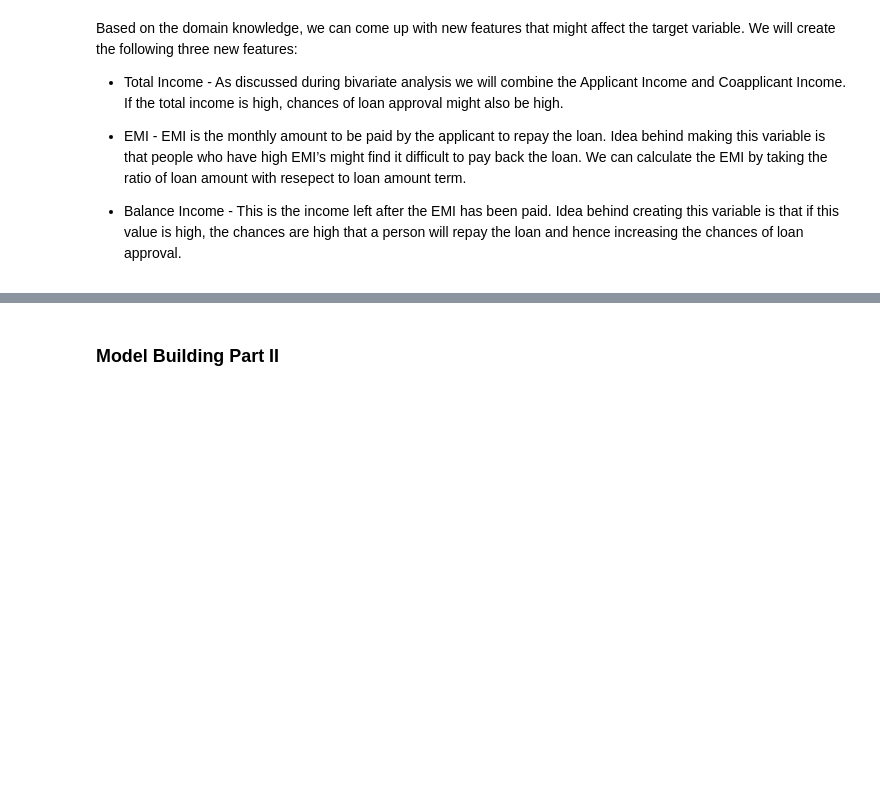
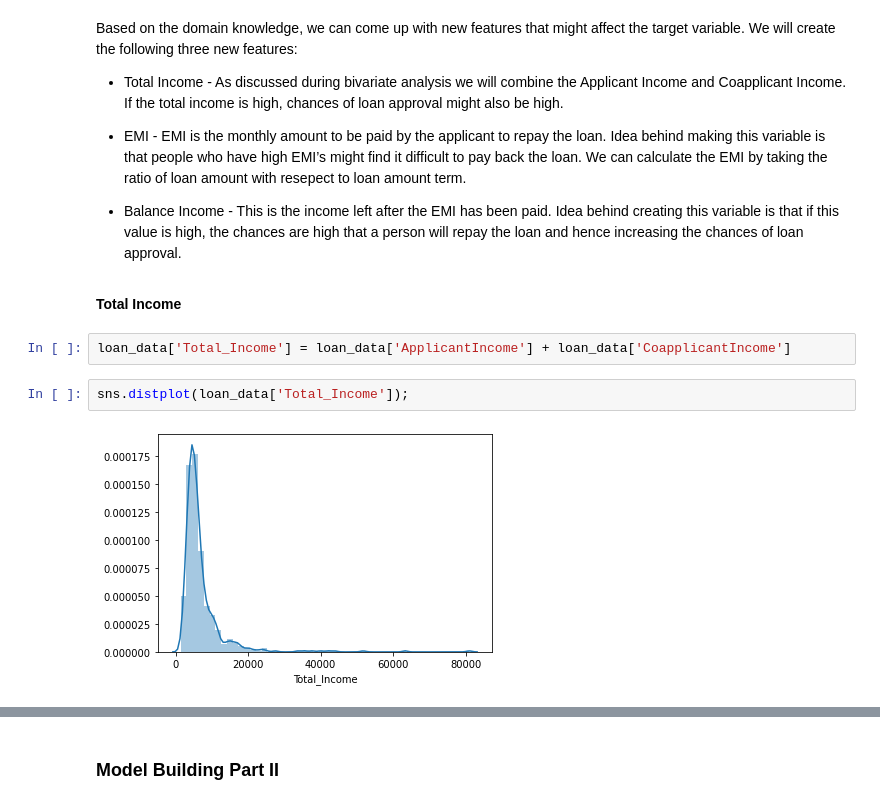
Before and after one commit to nsbisht/S2_Project_AoML_Comparative_Study_of_ML_Classification_Algorithms, a Jupyter notebook: Loan_Prediction/LP.ipynb, the cells around one changed output, grey strips where cells are left out. Saved outputs shown, nothing was run; the diff lists cells and outputs as text; blank space fills up the shorter version.

```diff
--- a/Loan_Prediction/LP.ipynb
+++ b/Loan_Prediction/LP.ipynb
@@ -449,3 +449,11 @@ variable. We will create the following three new features:
 - EMI - EMI is the monthly amount to be paid by the applicant to repay the loan. Idea behind making this variable is that people who have high EMI’s might find it difficult to pay back the loan. We can calculate the EMI by taking the ratio of loan amount with resepect to loan amount term.
 
 - Balance Income -  This is the income left after the EMI has been paid. Idea behind creating this variable is that if this value is high, the chances are high that a person will repay the loan and hence increasing the chances of loan approval.
+# %% [markdown]
+**Total Income**
+# %%
+loan_data['Total_Income'] = loan_data['ApplicantIncome'] + loan_data['CoapplicantIncome']
+# %%
+sns.distplot(loan_data['Total_Income']);
+# %% [output]
+[figure, added]
```
Also changed, not shown: parts of 34 cells of this notebook.
